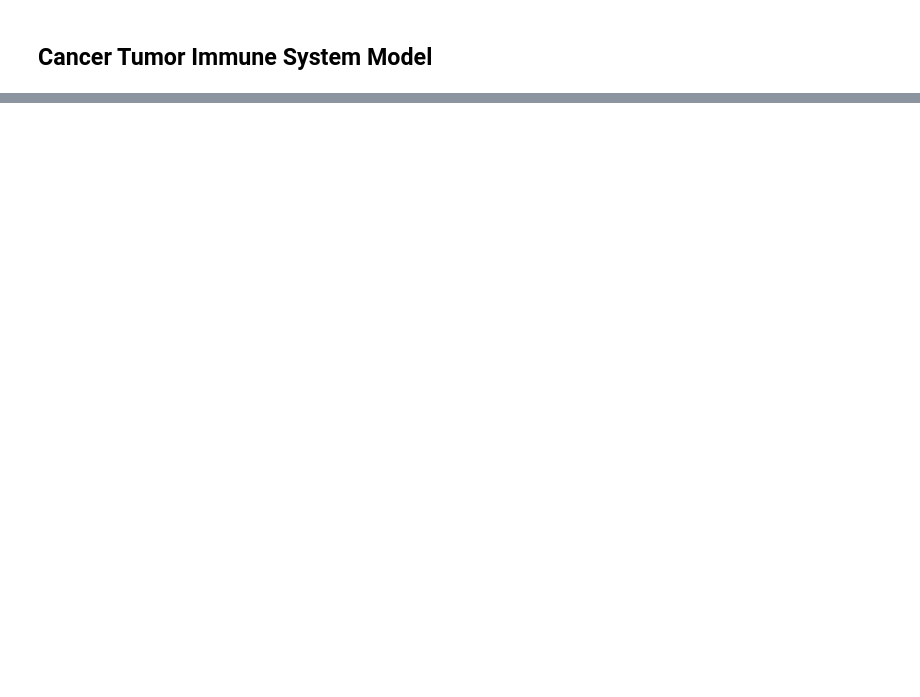
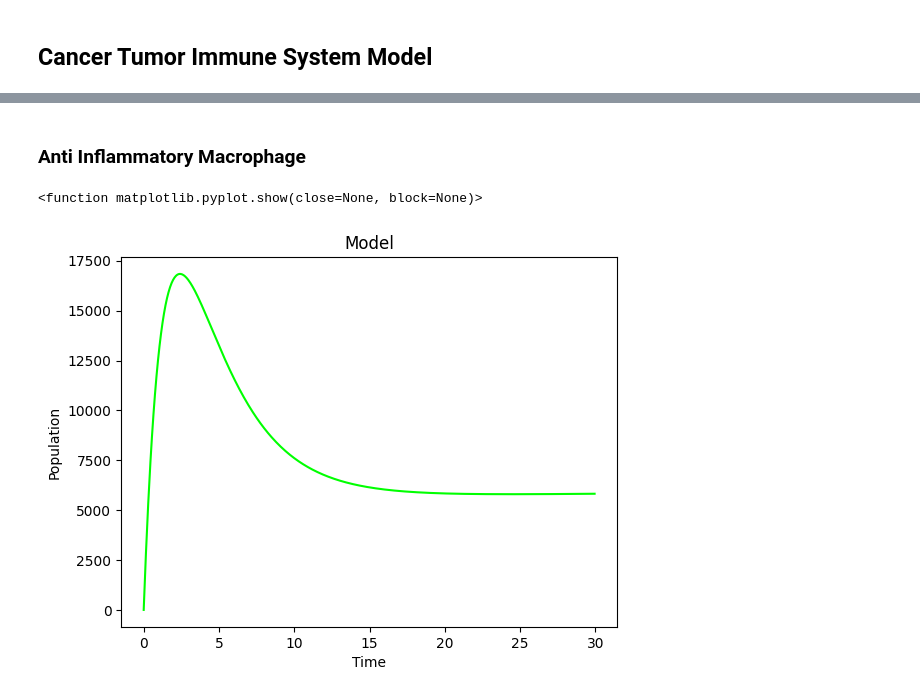
Before and after one commit to LuminarLeaf/Modelling-Lab, a Jupyter notebook: Lab4.ipynb, the cells around one changed output, grey strips where cells are left out. Saved outputs shown, nothing was run; the diff lists cells and outputs as text; code cells hidden in the pictures; blank space fills up the shorter version.

```diff
--- a/Lab4.ipynb
+++ b/Lab4.ipynb
@@ -64,0 +89,11 @@ plt.show
+# %% [markdown]
+### Anti Inflammatory Macrophage
+# %%
+plt.plot(t,M2, color='#00FF00')
+plt.title('Model')
+plt.xlabel('Time')
+plt.ylabel('Population')
+plt.show
+# %% [output]
+<function matplotlib.pyplot.show(close=None, block=None)>
+[figure, added]
```
Also changed, not shown: parts of 9 cells of this notebook.
